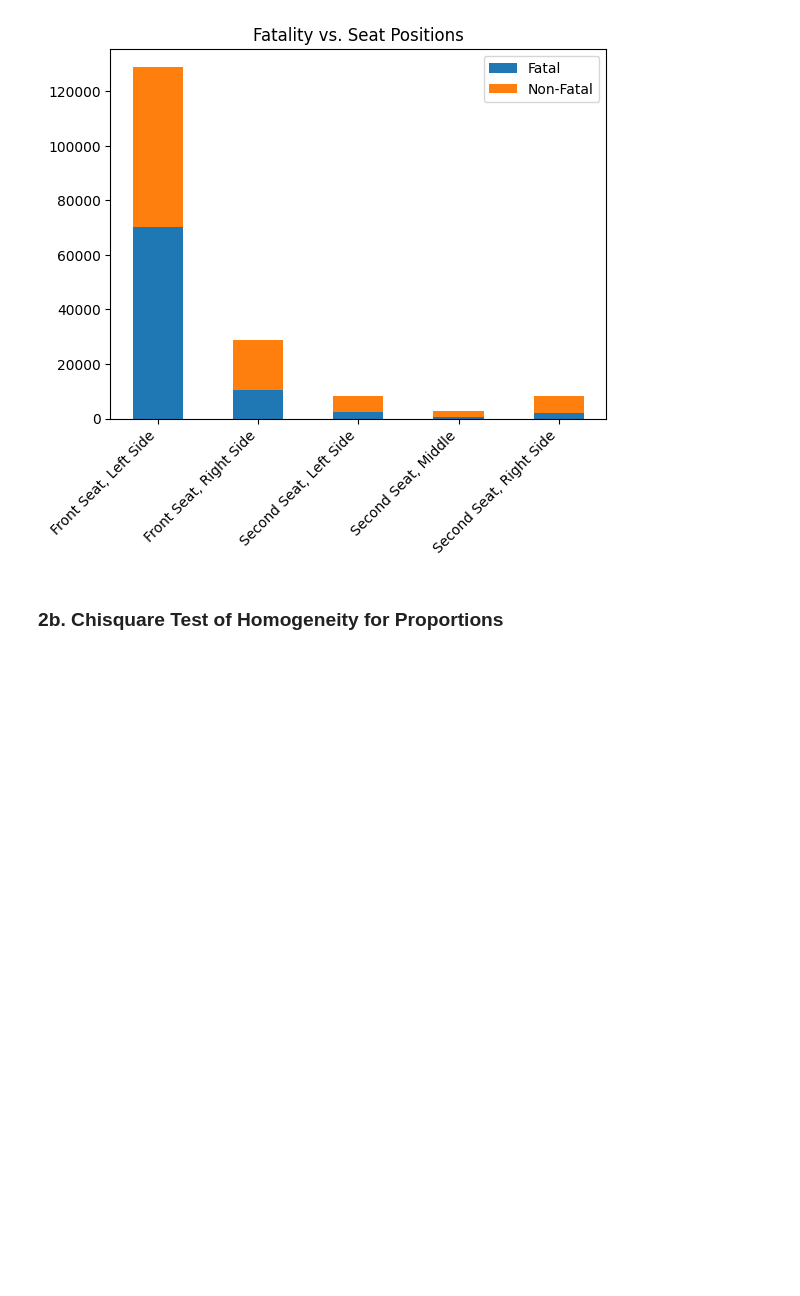
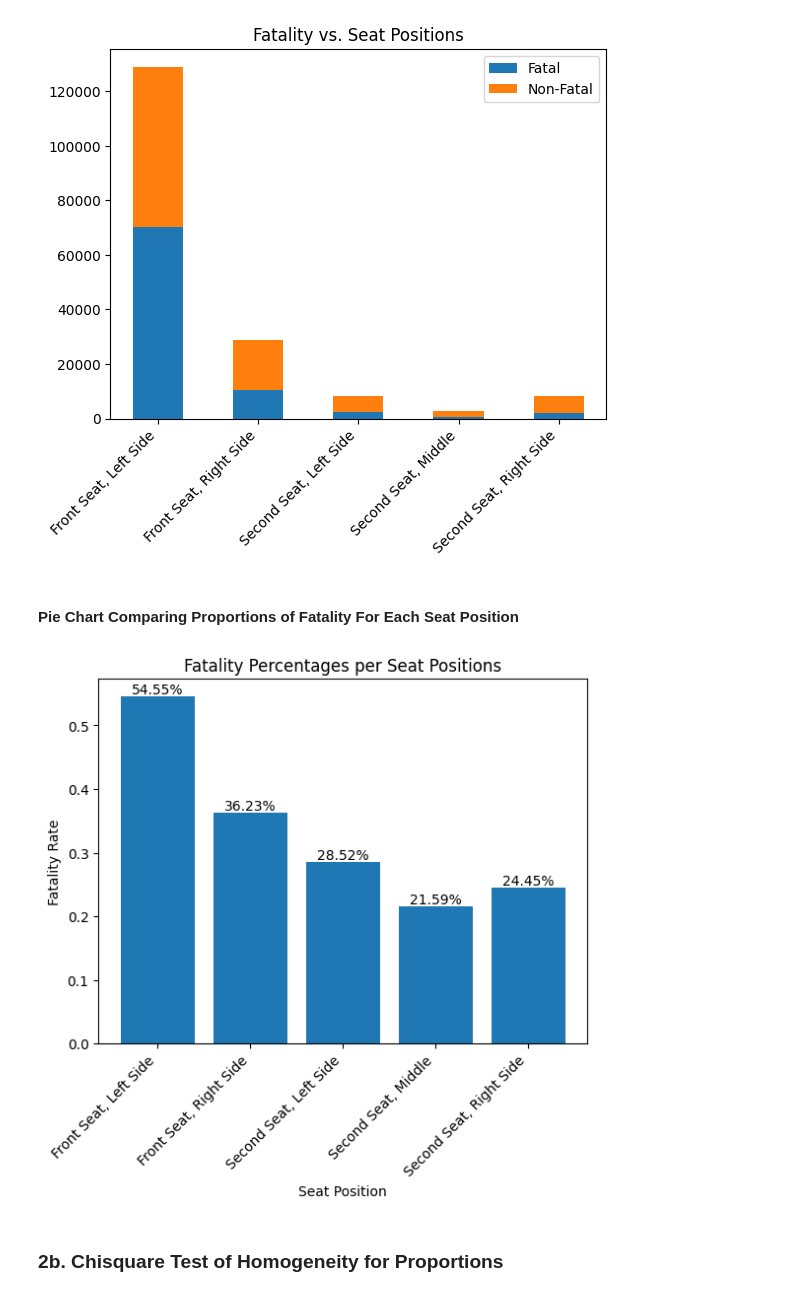
Before and after one commit to dcheung0720/Data-Wizards-1, a Jupyter notebook: Analysis/CrashAnalysis.ipynb, the cells around one changed output. Drawn from its saved outputs; the diff is of its cells as text; code cells hidden in the pictures; blank space fills up the shorter version.

```diff
--- a/Analysis/CrashAnalysis.ipynb
+++ b/Analysis/CrashAnalysis.ipynb
@@ -138,6 +156,34 @@ plt.legend(loc = "upper right")
 plt.show()
 # %% [output]
 [figure]
+# %% [markdown]
+<h4>Pie Chart Comparing Proportions of Fatality For Each Seat Position</h4>
+# %%
+#xlabels for pie chart
+x_labels = df_seat_pos["Seat Pos"].unique()
+x_labels.sort()
+
+#get the counts of fatal for each seat position and the total
+fatals = [len(df_seat_pos[(df_seat_pos["Seat Pos"] == pos) & (df_seat_pos["Is Fatal"] == True)]) for pos in x_labels]
+totals = [len(df_seat_pos[df_seat_pos["Seat Pos"] == pos]) for pos in x_labels]
+
+#get the fatality proportions for each seat positions
+fatal_proportions = [fatal/total for fatal, total in zip(fatals, totals)]
+
+#plot the chart
+plt.bar(x_labels, fatal_proportions)
+plt.title("Fatality Percentages per Seat Positions")
+plt.xticks(x_labels, rotation = 45, ha = "right")
+plt.xlabel("Seat Position")
+plt.ylabel("Fatality Rate")
+
+# Add labels on bars
+for i, value in enumerate(fatal_proportions):
+    plt.text(i, value, f'{value*100:.2f}%', ha='center',va='bottom')
+
+plt.show()
+# %% [output]
+[figure, added]
 # %% [markdown]
 <h3>2b. Chisquare Test of Homogeneity for Proportions</h3>
 # %%
```
Also changed, not shown: parts of 3 cells of this notebook.
